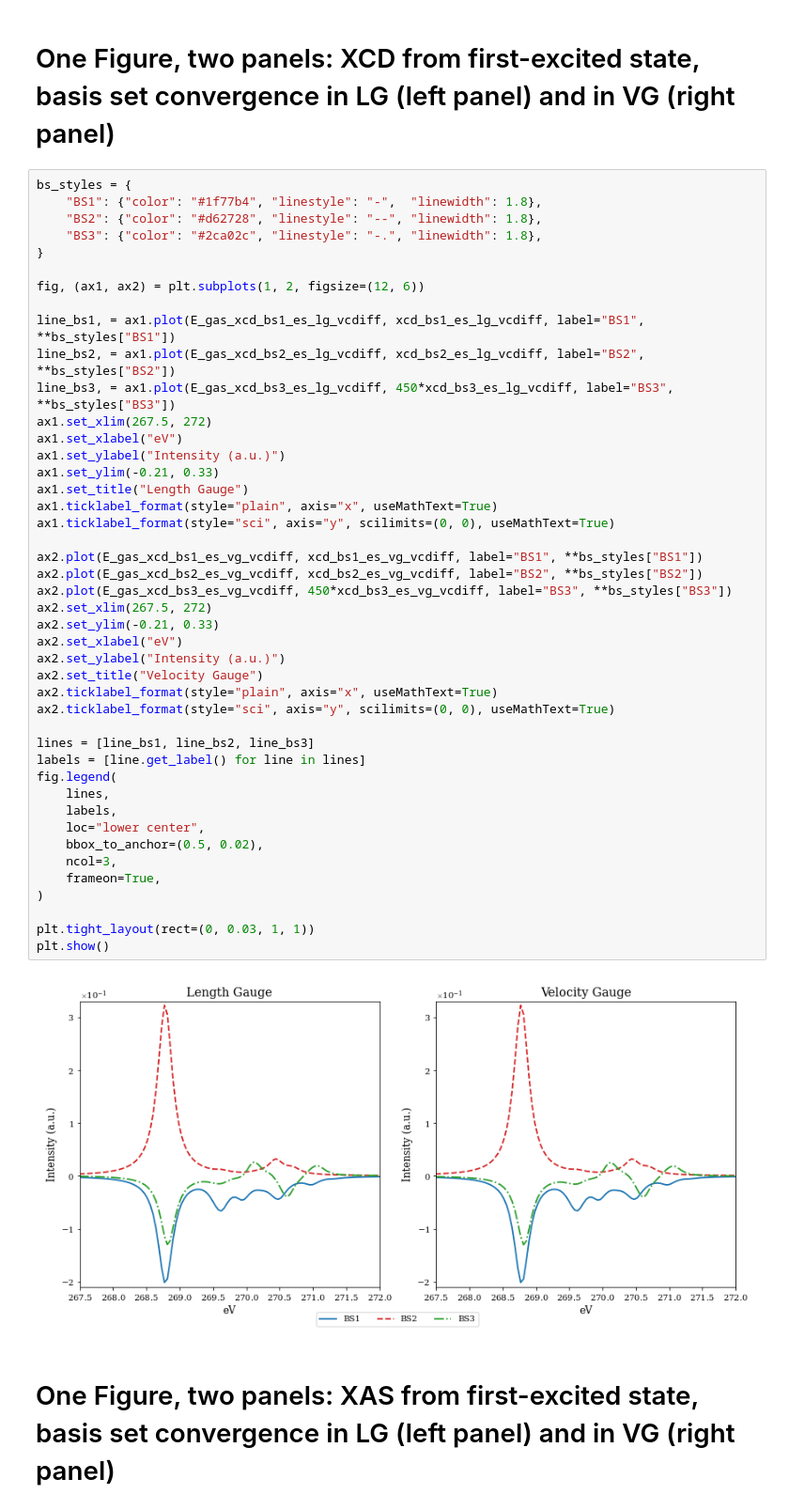
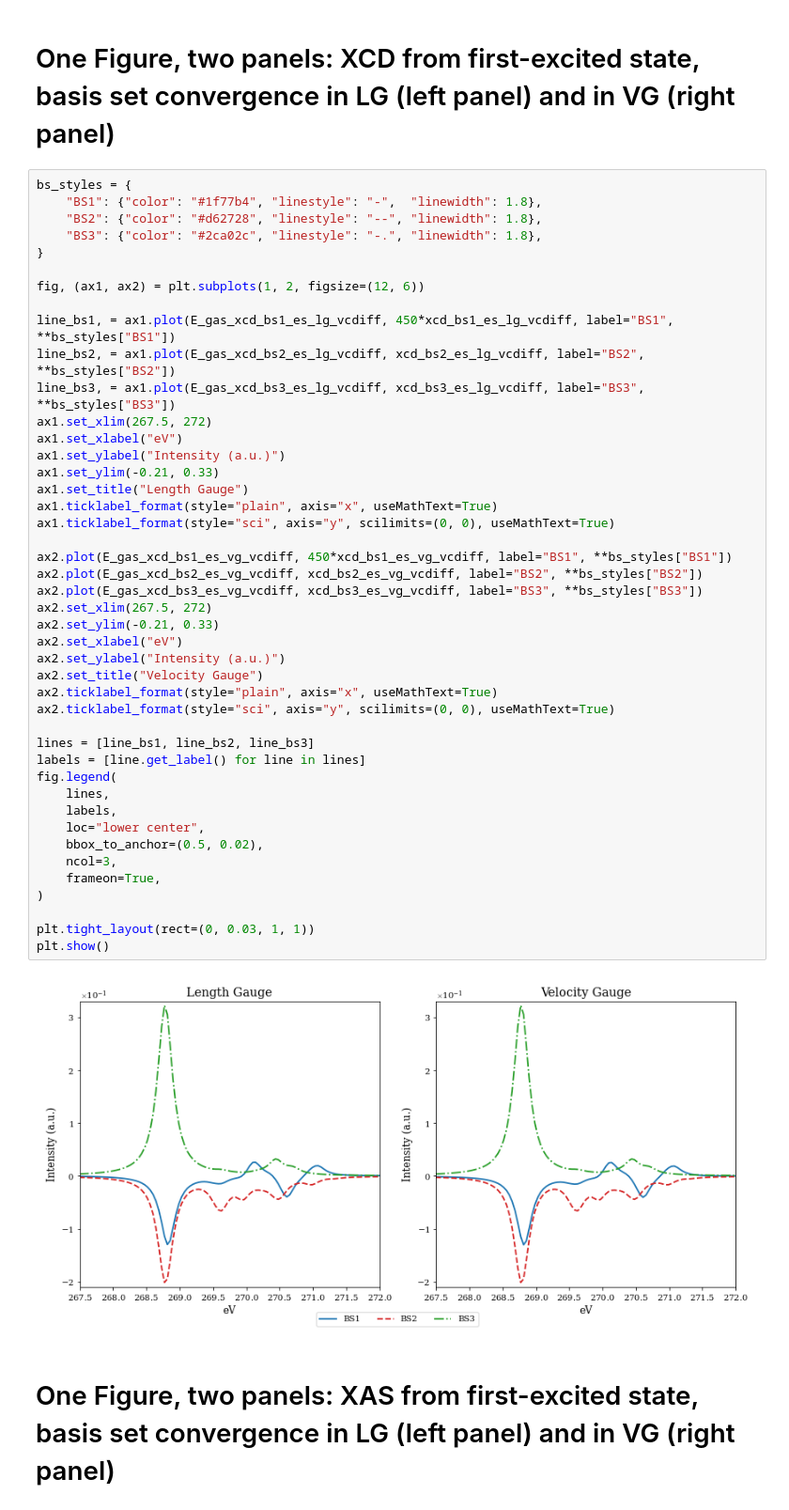
Before and after one commit to Spoksonat/article-xas-xncd, a Jupyter notebook: notebooks/plots.ipynb, the cells around one changed output. Shown at 94% size. Saved outputs shown, nothing was run; the diff lists cells and outputs as text.

```diff
--- a/notebooks/plots.ipynb
+++ b/notebooks/plots.ipynb
@@ -860,43 +860,43 @@ bs_styles = {
 
 fig, (ax1, ax2) = plt.subplots(1, 2, figsize=(12, 6))
 
-line_bs1, = ax1.plot(E_gas_xcd_bs1_es_lg_vcdiff, xcd_bs1_es_lg_vcdiff, label="BS1", **bs_styles["BS1"])
+line_bs1, = ax1.plot(E_gas_xcd_bs1_es_lg_vcdiff, 450*xcd_bs1_es_lg_vcdiff, label="BS1", **bs_styles["BS1"])
 line_bs2, = ax1.plot(E_gas_xcd_bs2_es_lg_vcdiff, xcd_bs2_es_lg_vcdiff, label="BS2", **bs_styles["BS2"])
-line_bs3, = ax1.plot(E_gas_xcd_bs3_es_lg_vcdiff, 450*xcd_bs3_es_lg_vcdiff, label="BS3", **bs_styles["BS3"])
+line_bs3, = ax1.plot(E_gas_xcd_bs3_es_lg_vcdiff, xcd_bs3_es_lg_vcdiff, label="BS3", **bs_styles["BS3"])
 ax1.set_xlim(267.5, 272)
 ax1.set_xlabel("eV")
 ax1.set_ylabel("Intensity (a.u.)")
 ax1.set_ylim(-0.21, 0.33)
 ax1.set_title("Length Gauge")
 ax1.ticklabel_format(style="plain", axis="x", useMathText=True)
 ax1.ticklabel_format(style="sci", axis="y", scilimits=(0, 0), useMathText=True)
 
-ax2.plot(E_gas_xcd_bs1_es_vg_vcdiff, xcd_bs1_es_vg_vcdiff, label="BS1", **bs_styles["BS1"])
+ax2.plot(E_gas_xcd_bs1_es_vg_vcdiff, 450*xcd_bs1_es_vg_vcdiff, label="BS1", **bs_styles["BS1"])
 ax2.plot(E_gas_xcd_bs2_es_vg_vcdiff, xcd_bs2_es_vg_vcdiff, label="BS2", **bs_styles["BS2"])
-ax2.plot(E_gas_xcd_bs3_es_vg_vcdiff, 450*xcd_bs3_es_vg_vcdiff, label="BS3", **bs_styles["BS3"])
+ax2.plot(E_gas_xcd_bs3_es_vg_vcdiff, xcd_bs3_es_vg_vcdiff, label="BS3", **bs_styles["BS3"])
 ax2.set_xlim(267.5, 272)
 ax2.set_ylim(-0.21, 0.33)
 ax2.set_xlabel("eV")
 ax2.set_ylabel("Intensity (a.u.)")
 ax2.set_title("Velocity Gauge")
 ax2.ticklabel_format(style="plain", axis="x", useMathText=True)
 ax2.ticklabel_format(style="sci", axis="y", scilimits=(0, 0), useMathText=True)
 
 lines = [line_bs1, line_bs2, line_bs3]
 labels = [line.get_label() for line in lines]
 fig.legend(
     lines,
     labels,
     loc="lower center",
     bbox_to_anchor=(0.5, 0.02),
     ncol=3,
     frameon=True,
 )
 
 plt.tight_layout(rect=(0, 0.03, 1, 1))
 plt.show()
 # %% [output]
-[figure, old version]
+[figure, new version]
 # %% [markdown]
 # One Figure, two panels: XAS from first-excited state, basis set convergence in LG (left panel) and in VG (right panel)
 # %% [markdown]
```
Also changed, not shown: parts of 16 cells of this notebook, 1 other file.
